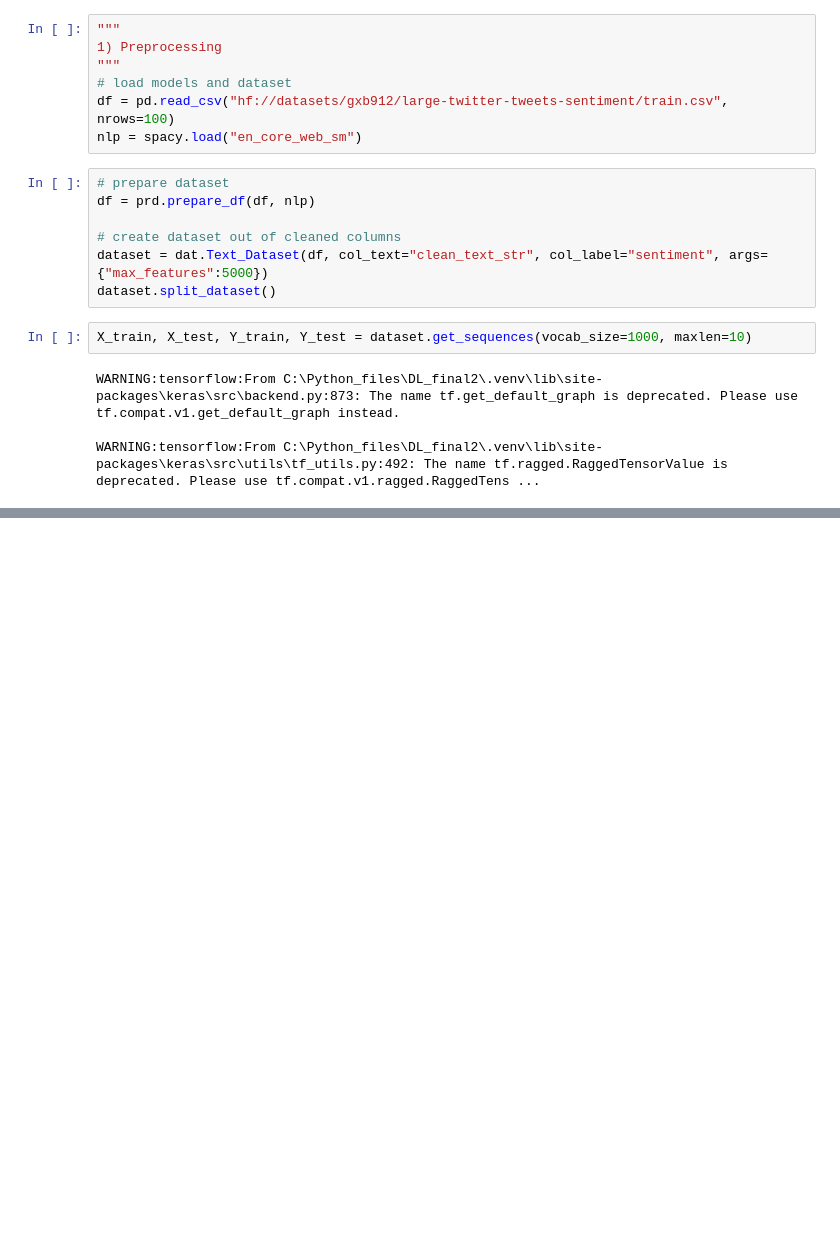
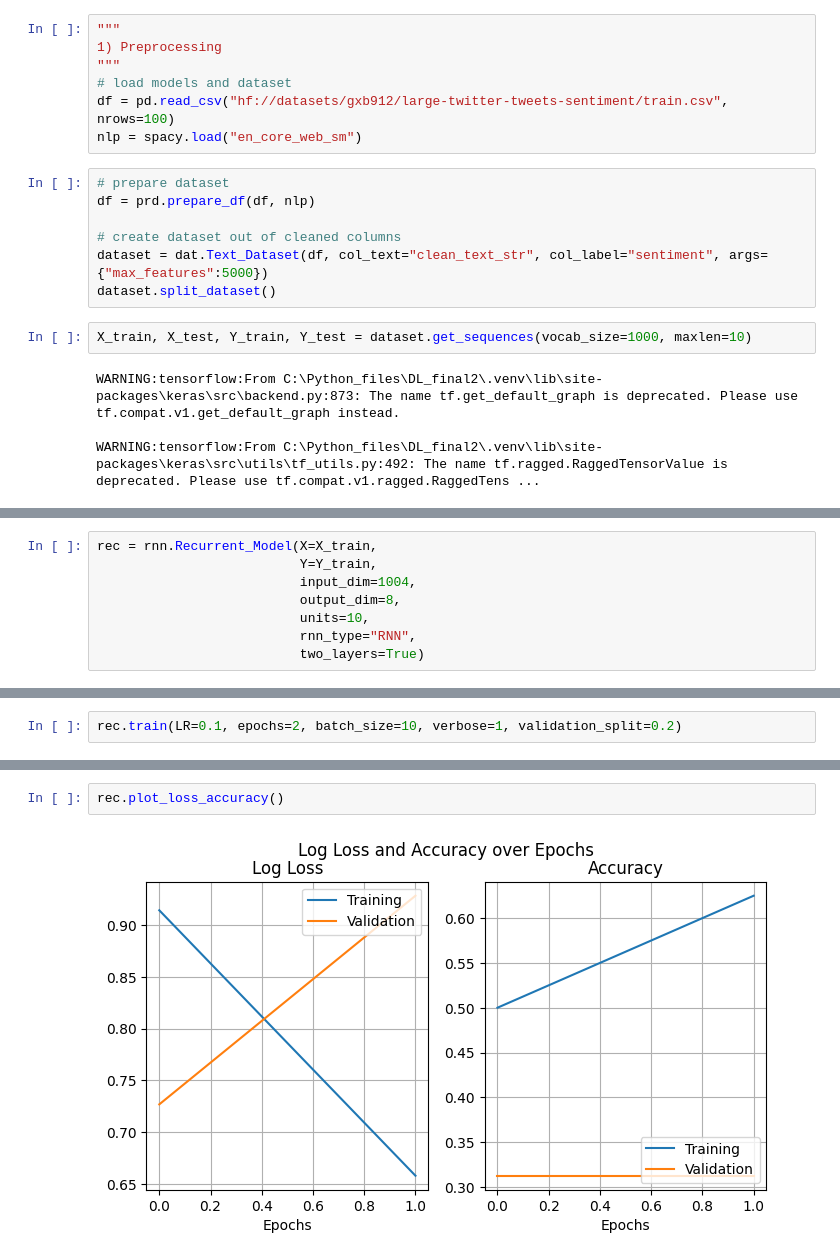
Before and after one commit to aleksKaluski/neural_network_comparision, a Jupyter notebook: rnn_experiments.ipynb, the cells around one changed output, grey strips where cells are left out. Drawn from its saved outputs; the diff is of its cells as text; blank space fills up the shorter version.

```diff
--- a/rnn_experiments.ipynb
+++ b/rnn_experiments.ipynb
@@ -64,0 +45,8 @@ print(X_train)
+# %%
+rec = rnn.Recurrent_Model(X=X_train,
+                          Y=Y_train,
+                          input_dim=1004,
+                          output_dim=8,
+                          units=10,
+                          rnn_type="RNN",
+                          two_layers=True)
@@ -64,0 +128,2 @@ print(X_train)
+# %%
+rec.train(LR=0.1, epochs=2, batch_size=10, verbose=1, validation_split=0.2)
@@ -64,0 +137,4 @@ print(X_train)
+# %%
+rec.plot_loss_accuracy()
+# %% [output]
+[figure, added]
```
Also changed, not shown: parts of 4 cells of this notebook, 2 other files.
